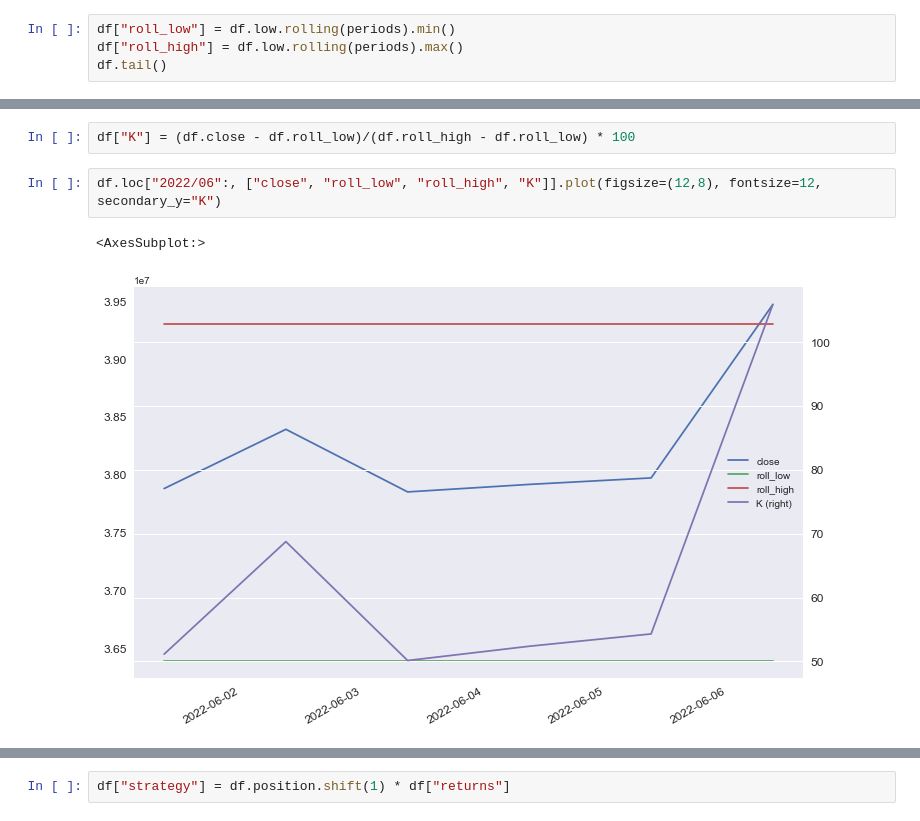
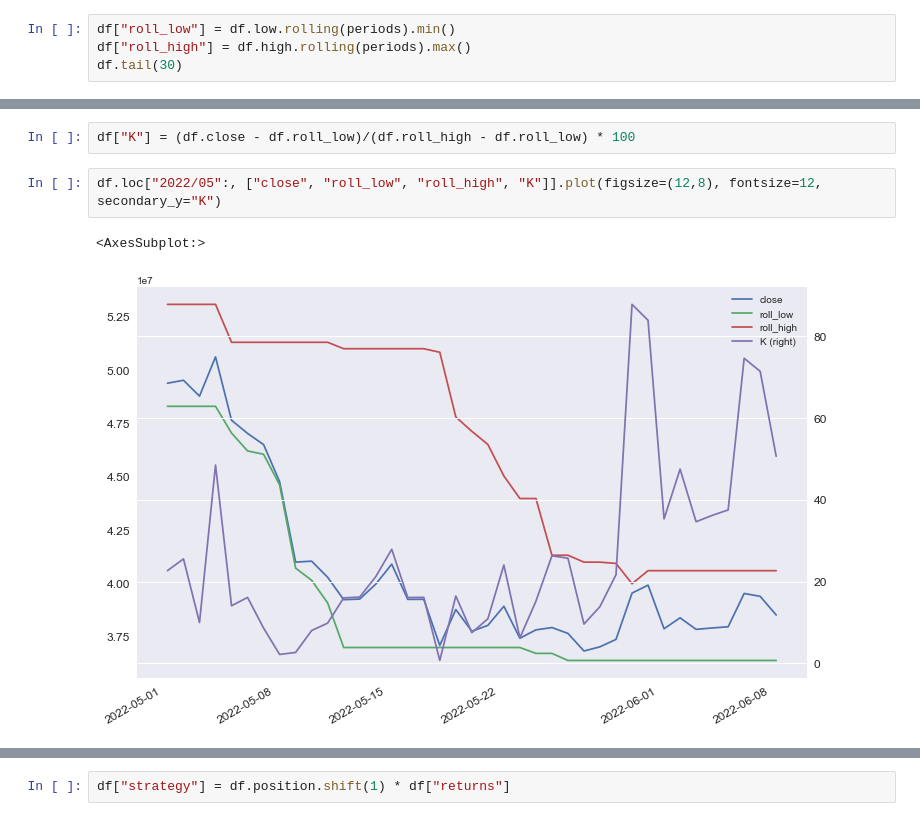
Before and after one commit to sajacaros/algo-trading, a Jupyter notebook: notebook/algo_trading_22_06_09.ipynb, the cells around one changed output, grey strips where cells are left out. Drawn from its saved outputs; the diff is of its cells as text.

```diff
--- a/notebook/algo_trading_22_06_09.ipynb
+++ b/notebook/algo_trading_22_06_09.ipynb
@@ -68,6 +68,6 @@ df["returns"] = np.log(df.close.div(df.close.shift(1)))
 periods = 14
 # %%
 df["roll_low"] = df.low.rolling(periods).min()
-df["roll_high"] = df.low.rolling(periods).max()
-df.tail()
+df["roll_high"] = df.high.rolling(periods).max()
+df.tail(30)
 # %% [output]
@@ -85,7 +96,7 @@ df.loc["2022/06":, ["close", "roll_low", "roll_high"]].plot(figsize=(12,8), font
 # %%
 df["K"] = (df.close - df.roll_low)/(df.roll_high - df.roll_low) * 100
 # %%
-df.loc["2022/06":, ["close", "roll_low", "roll_high", "K"]].plot(figsize=(12,8), fontsize=12, secondary_y="K")
+df.loc["2022/05":, ["close", "roll_low", "roll_high", "K"]].plot(figsize=(12,8), fontsize=12, secondary_y="K")
 # %% [output]
 <AxesSubplot:>
-[figure, old version]
+[figure, new version]
```
Also changed, not shown: parts of 21 cells of this notebook, 1 other file.
